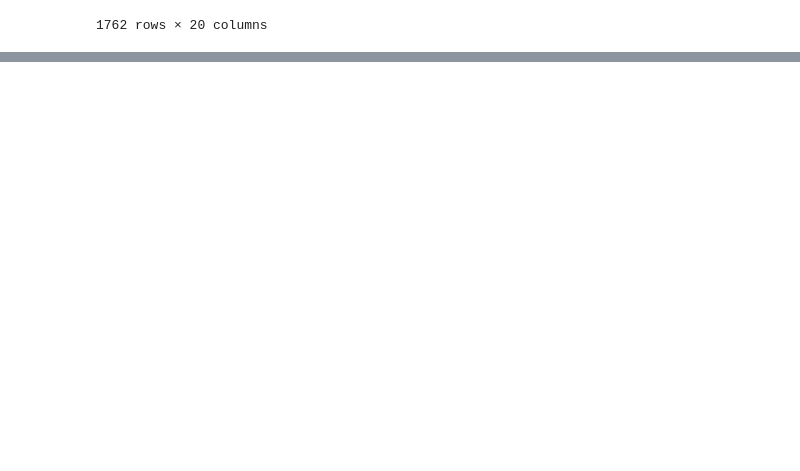
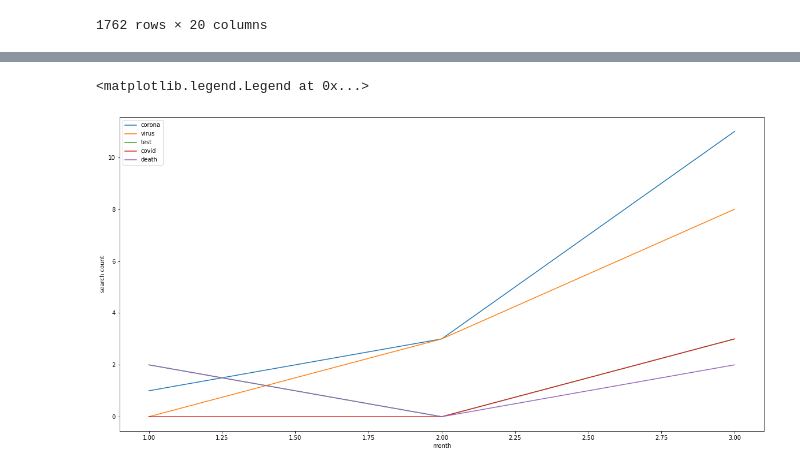
Before and after one commit to azaman13/covid19, a Jupyter notebook: Queries.ipynb, the cells around one changed output, grey strips where cells are left out. Saved outputs shown, nothing was run; the diff lists cells and outputs as text; code cells hidden in the pictures; blank space fills up the shorter version.

```diff
--- a/Queries.ipynb
+++ b/Queries.ipynb
@@ -236,0 +237,35 @@ Text(0, 0.5, 'Count')
+# %%
+df_grouped = df_jan_march.groupby(['months', 'query']).count().reset_index()
+qlist = df_grouped['query'].values.tolist()
+
+query_list = []
+for e in qlist:
+    query_list.append(e.lower())
+
+covid_search = [s for s in query_list if 'covid' in s]
+virus_search = [s for s in query_list if 'virus' in s]
+test_search = [s for s in query_list if 'test' in s]
+death_search = [s for s in query_list if 'death' in s]
+symptom_search = [s for s in query_list if 'symptom' in s]
+corona_search = [s for s in query_list if 'corona' in s]
+cdc_search = [s for s in query_list if 'cdc' in s]
+
+
+key_search = covid_search + virus_search + test_search + death_search + symptom_search + corona_search + cdc_search
+
+df_grouped = df_grouped[df_grouped['query'].isin(key_search)]
+key_search = covid_search + virus_search + test_search + death_search + symptom_search + corona_search + cdc_search
+
+df_grouped = df_grouped[df_grouped['query'].isin(key_search)]
+
+corona_plot = df_grouped['query'].str.contains('corona').groupby(df_grouped['months']).sum().plot(label='corona')
+virus_plot = df_grouped['query'].str.contains('virus').groupby(df_grouped['months']).sum().plot(label='virus')
+test_plot = df_grouped['query'].str.contains('test').groupby(df_grouped['months']).sum().plot(label='test')
+covid_plot = df_grouped['query'].str.contains('covid').groupby(df_grouped['months']).sum().plot(label='covid')
+death_plot = df_grouped['query'].str.contains('death').groupby(df_grouped['months']).sum().plot(label='death')
+plt.xlabel('month')
+plt.ylabel('search count')
+plt.legend()
+# %% [output]
+<matplotlib.legend.Legend at 0x...>
+[figure, added]
```
Also changed, not shown: parts of 2 cells of this notebook.
